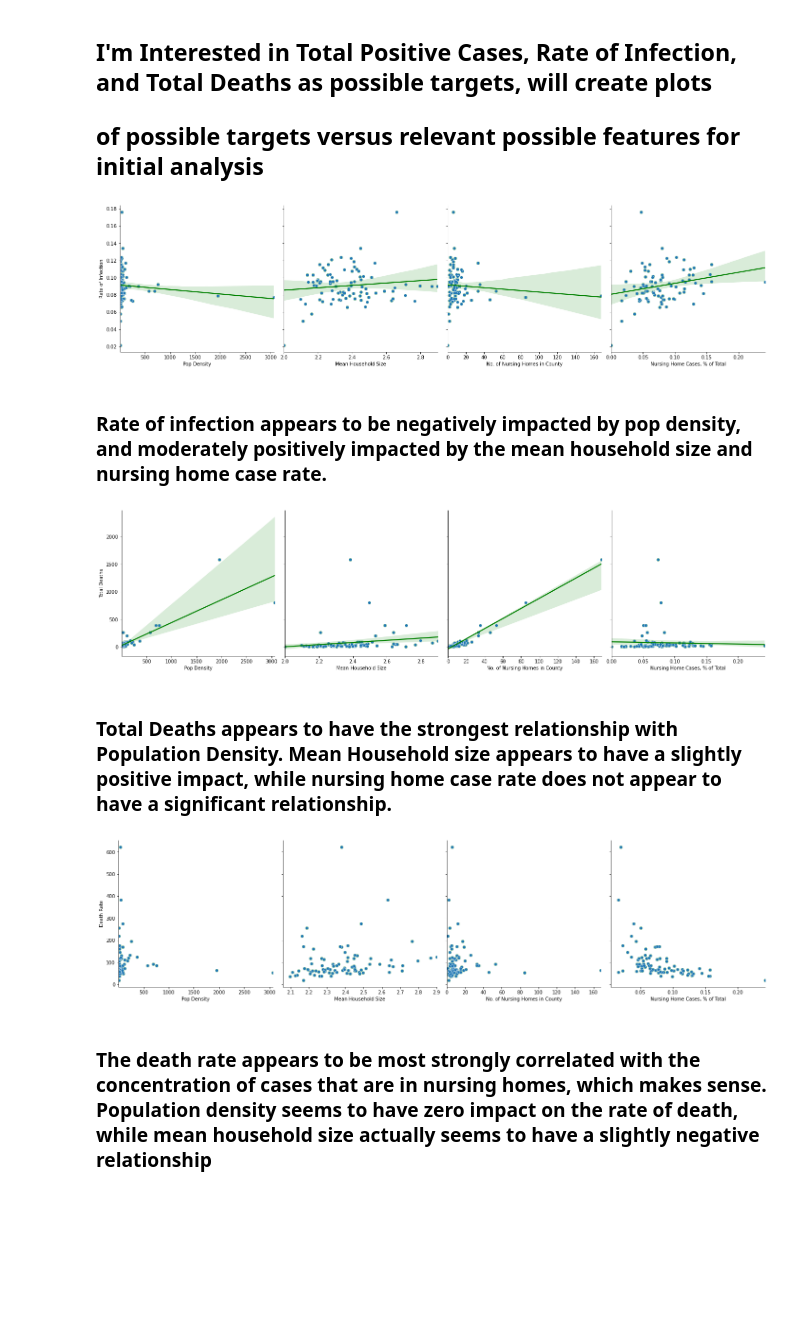
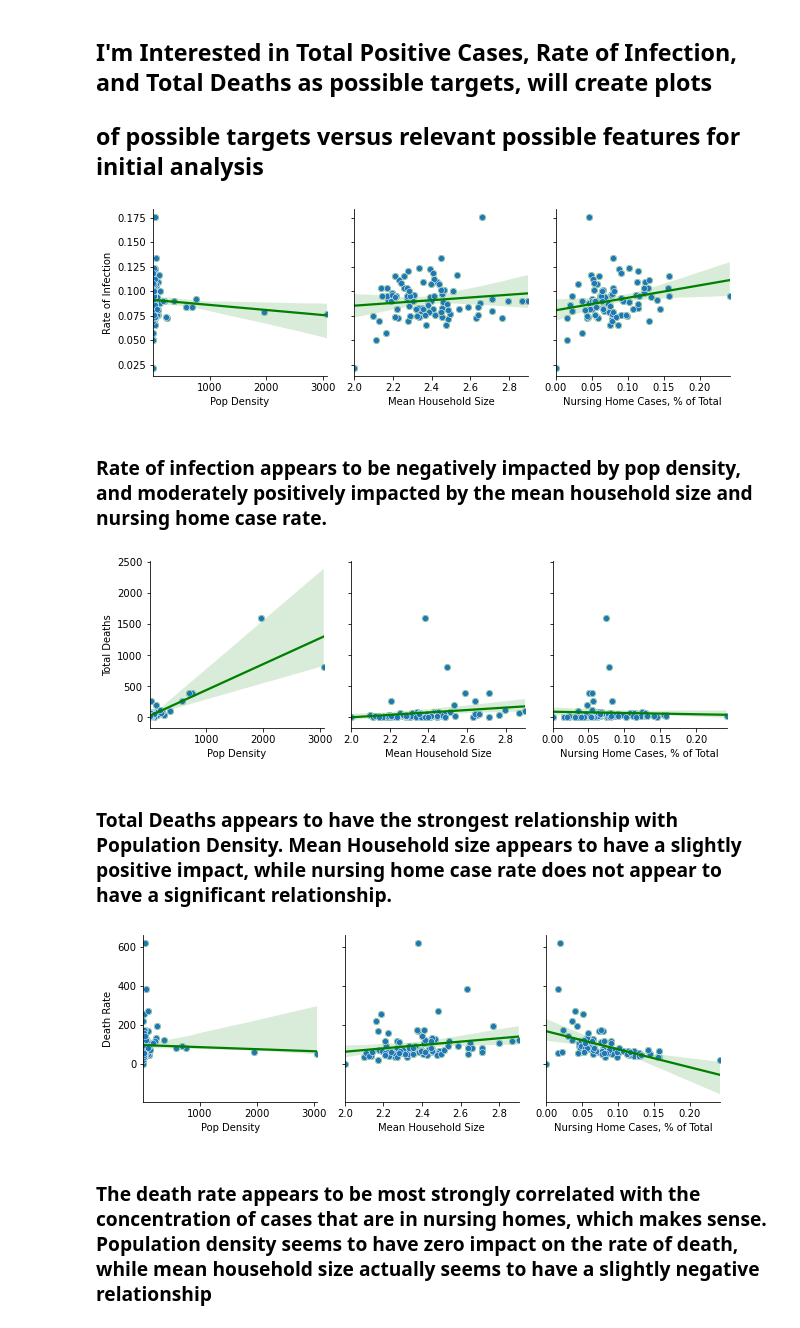
Before and after one commit to jaredbarkley0/PythonGroupProject, a Jupyter notebook: Homework 7/MNoonan Homework 7 LR and Lasso_Update.ipynb, the cells around one changed output. Cells and saved outputs as stored; diff of their text form; code cells hidden in the pictures; blank space fills up the shorter version.

```diff
--- a/Homework 7/MNoonan Homework 7 LR and Lasso_Update.ipynb
+++ b/Homework 7/MNoonan Homework 7 LR and Lasso_Update.ipynb
@@ -122,18 +122,18 @@ sns.heatmap(corr, mask=mask, annot=True, cmap=cmap, vmax=1, center=0,
 
 def plotpairgrid(dataframe, columns, target):
     pairgrid = dataframe[target + columns]
-    pairgridplot = sns.PairGrid(pairgrid, y_vars=target, x_vars=columns, height = 5)
+    pairgridplot = sns.PairGrid(pairgrid, y_vars=target, x_vars=columns, height = 3)
     pairgridplot.map(sns.regplot, color="green")
     pairgridplot.map(sns.scatterplot)
 # %%
 # Examine relationships between rate of infection and other aggregate variables
 
-columns = ['Pop Density','Mean Household Size','No. of Nursing Homes in County','Nursing Home Cases, % of Total']
+columns = ['Pop Density','Mean Household Size','Nursing Home Cases, % of Total']
 rateofinfectiontarget = ['Rate of Infection']
 
 plotpairgrid(compiledcountydata, columns, rateofinfectiontarget)
 # %% [output]
-[figure, old version]
+[figure, new version]
 # %% [markdown]
 ### Rate of infection appears to be negatively impacted by pop density, and moderately positively impacted by the mean household size and nursing home case rate.
 # %%
@@ -143,7 +143,7 @@ totaldeathtarget = ['Total Deaths']
 
 plotpairgrid(compiledcountydata, columns, totaldeathtarget)
 # %% [output]
-[figure, old version]
+[figure, new version]
 # %% [markdown]
 ### Total Deaths appears to have the strongest relationship with Population Density.  Mean Household size appears to have a slightly positive impact, while nursing home case rate does not appear to have a significant relationship.
 # %%
@@ -153,7 +153,7 @@ deathratetarget = ['Death Rate']
 
 plotpairgrid(compiledcountydata, columns, deathratetarget)
 # %% [output]
-[figure, old version]
+[figure, new version]
 # %% [markdown]
 ### The death rate appears to be most strongly correlated with the concentration of cases that are in nursing homes, which makes sense.  Population density seems to have zero impact on the rate of death, while mean household size actually seems to have a slightly negative relationship
 # %% [markdown]
```
Also changed, not shown: parts of 9 cells of this notebook, 1 other file.
